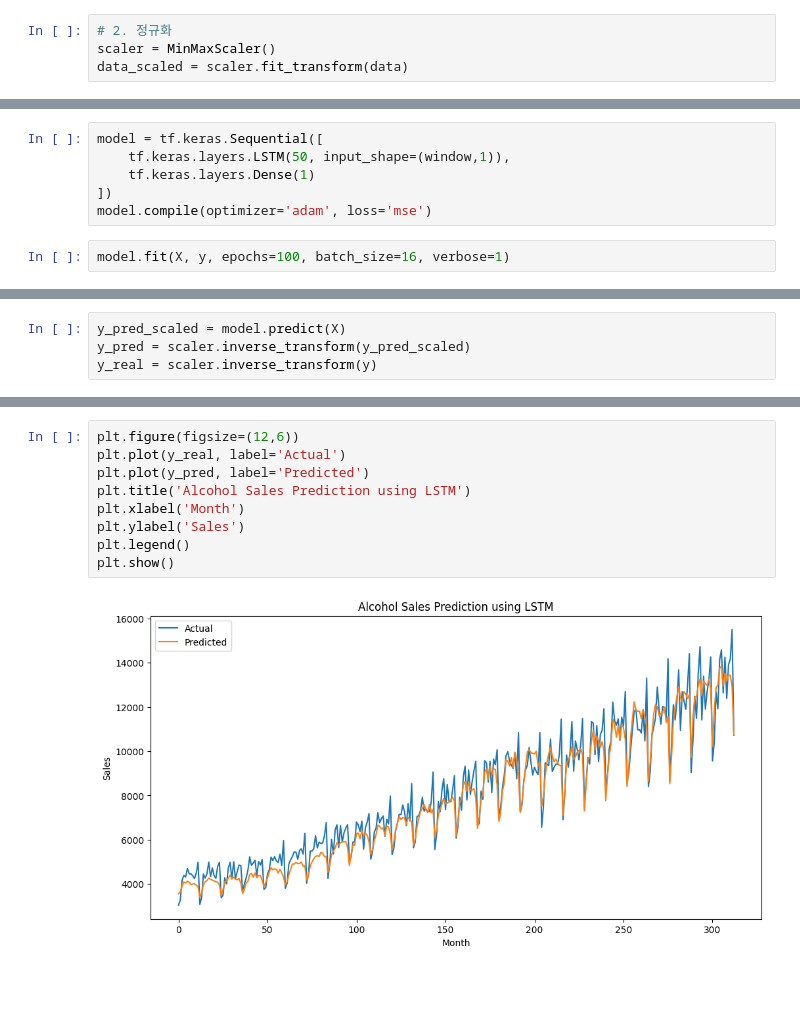
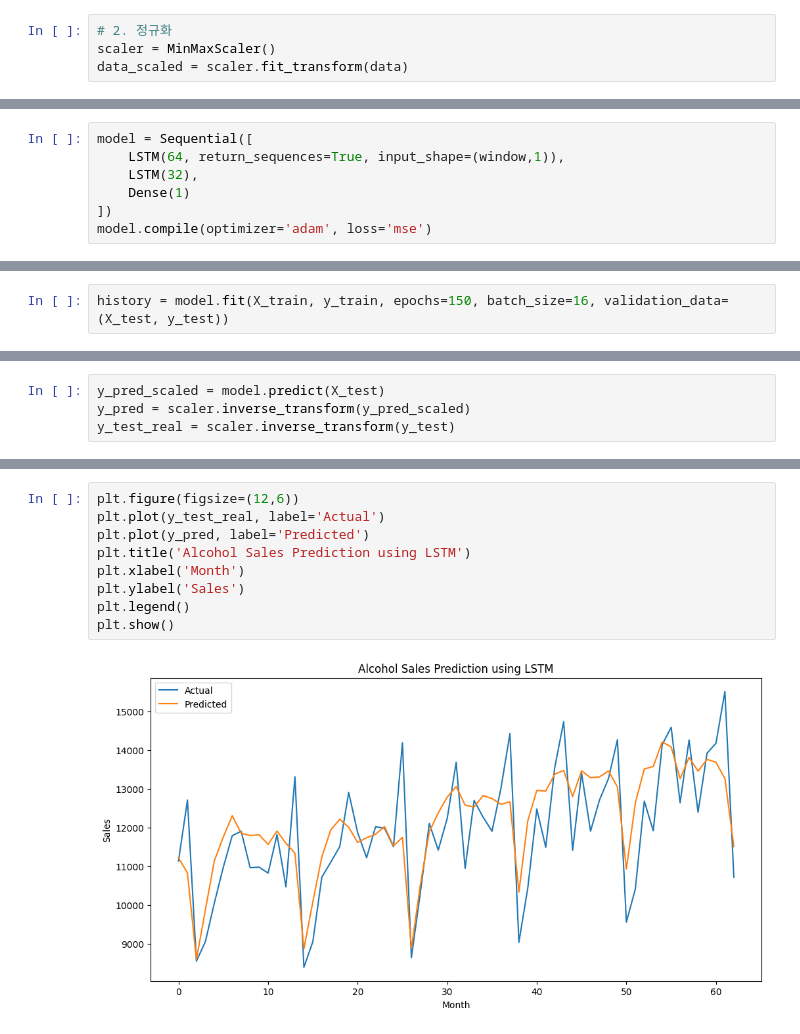
Before and after one commit to VIETQUOCHA/Machine-learning-class, a Jupyter notebook: week8/LSTM.ipynb, the cells around one changed output, grey strips where cells are left out. Saved outputs shown, nothing was run; the diff lists cells and outputs as text; blank space fills up the shorter version.

```diff
--- a/week8/LSTM.ipynb
+++ b/week8/LSTM.ipynb
@@ -24,8 +27,7 @@ X, y = np.array(X), np.array(y)
 # %%
-model = tf.keras.Sequential([
-    tf.keras.layers.LSTM(50, input_shape=(window,1)),
-    tf.keras.layers.Dense(1)
+model = Sequential([
+    LSTM(64, return_sequences=True, input_shape=(window,1)),
+    LSTM(32),
+    Dense(1)
 ])
 model.compile(optimizer='adam', loss='mse')
-# %%
-model.fit(X, y, epochs=100, batch_size=16, verbose=1)
@@ -50,0 +34,2 @@ Epoch 100/100
+# %%
+history = model.fit(X_train, y_train, epochs=150, batch_size=16, validation_data=(X_test, y_test))
@@ -51,5 +54,5 @@ Epoch 100/100
 # %%
-y_pred_scaled = model.predict(X)
+y_pred_scaled = model.predict(X_test)
 y_pred = scaler.inverse_transform(y_pred_scaled)
-y_real = scaler.inverse_transform(y)
+y_test_real = scaler.inverse_transform(y_test)
 # %% [output]
@@ -57,11 +60,11 @@ y_real = scaler.inverse_transform(y)
 # %%
 plt.figure(figsize=(12,6))
-plt.plot(y_real, label='Actual')
+plt.plot(y_test_real, label='Actual')
 plt.plot(y_pred, label='Predicted')
 plt.title('Alcohol Sales Prediction using LSTM')
 plt.xlabel('Month')
 plt.ylabel('Sales')
 plt.legend()
 plt.show()
 # %% [output]
-[figure, old version]
+[figure, new version]
```
Also changed, not shown: parts of 6 cells of this notebook.
